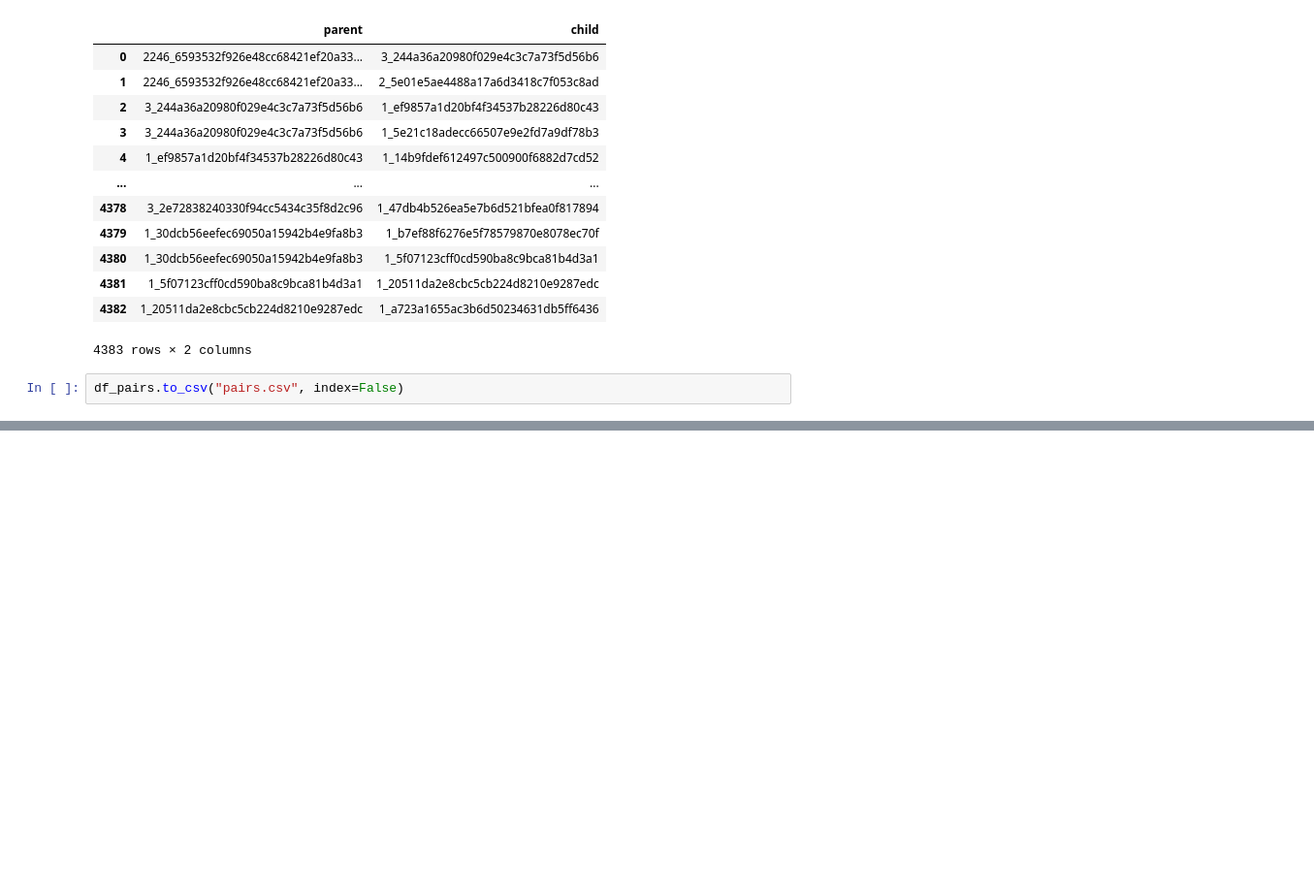
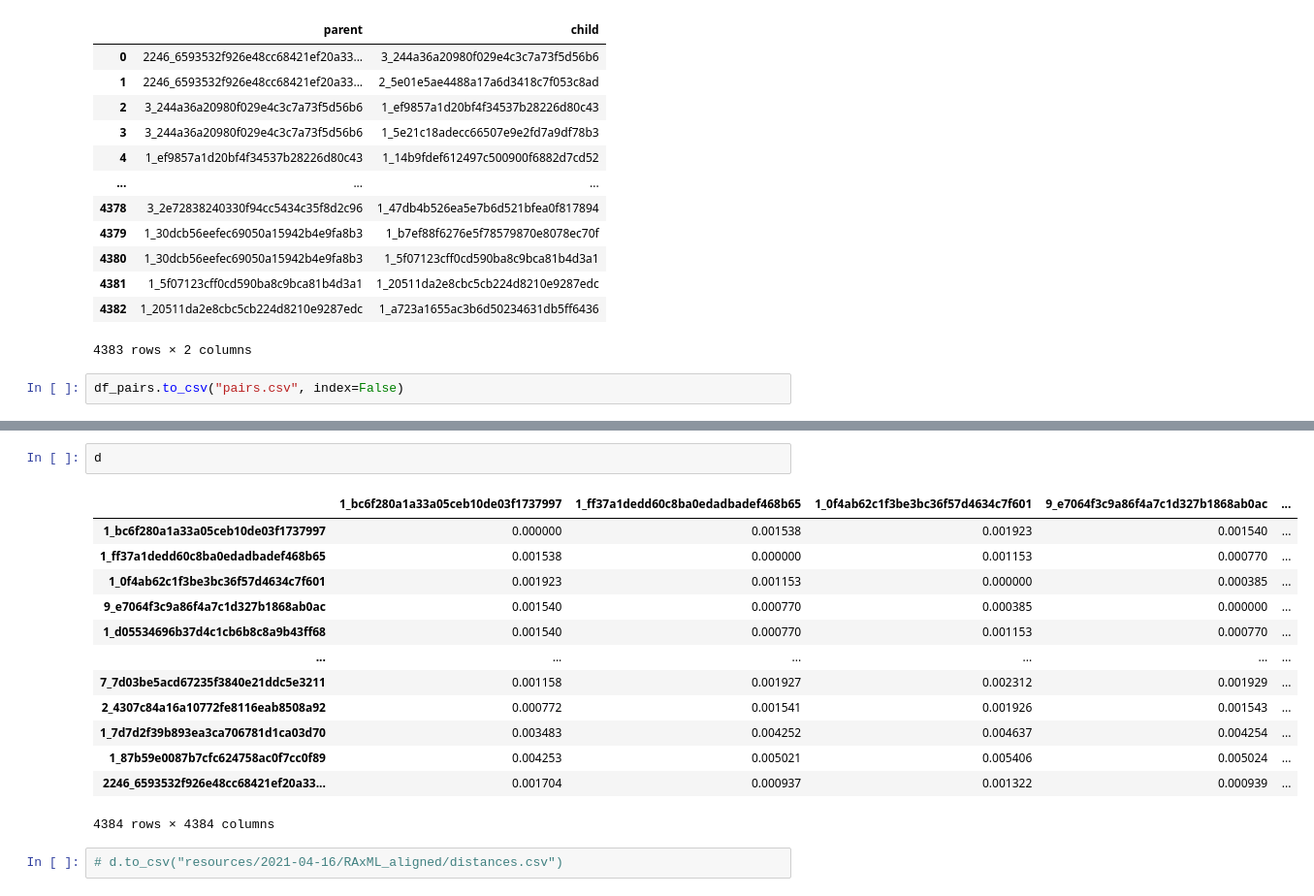
Before and after one commit to Covid-genetikai/datasets, a Jupyter notebook: ncbi/1-binary-tree-to-pairs.ipynb, the cells around one changed output, grey strips where cells are left out. Shown at 97% size. Saved outputs shown, nothing was run; the diff lists cells and outputs as text; blank space fills up the shorter version.

```diff
--- a/ncbi/1-binary-tree-to-pairs.ipynb
+++ b/ncbi/1-binary-tree-to-pairs.ipynb
@@ -82,0 +111,18 @@ df_pairs.to_csv("pairs.csv", index=False)
+# %%
+d
+# %% [output]
+|  | 1_bc6f280a1a33a05ceb10de03f1737997 | 1_ff37a1dedd60c8ba0edadbadef468b65 | 1_0f4ab62c1f3be3bc36f57d4634c7f601 | 9_e7064f3c9a86f4a7c1d327b1868ab0ac | ... |
+| 1_bc6f280a1a33a05ceb10de03f1737997 | 0.000000 | 0.001538 | 0.001923 | 0.001540 | ... |
+| 1_ff37a1dedd60c8ba0edadbadef468b65 | 0.001538 | 0.000000 | 0.001153 | 0.000770 | ... |
+| 1_0f4ab62c1f3be3bc36f57d4634c7f601 | 0.001923 | 0.001153 | 0.000000 | 0.000385 | ... |
+| 9_e7064f3c9a86f4a7c1d327b1868ab0ac | 0.001540 | 0.000770 | 0.000385 | 0.000000 | ... |
+| 1_d05534696b37d4c1cb6b8c8a9b43ff68 | 0.001540 | 0.000770 | 0.001153 | 0.000770 | ... |
+| ... | ... | ... | ... | ... | ... |
+| 7_7d03be5acd67235f3840e21ddc5e3211 | 0.001158 | 0.001927 | 0.002312 | 0.001929 | ... |
+| 2_4307c84a16a10772fe8116eab8508a92 | 0.000772 | 0.001541 | 0.001926 | 0.001543 | ... |
+| 1_7d7d2f39b893ea3ca706781d1ca03d70 | 0.003483 | 0.004252 | 0.004637 | 0.004254 | ... |
+| 1_87b59e0087b7cfc624758ac0f7cc0f89 | 0.004253 | 0.005021 | 0.005406 | 0.005024 | ... |
+| 2246_6593532f926e48cc68421ef20a33... | 0.001704 | 0.000937 | 0.001322 | 0.000939 | ... |
+4384 rows × 4384 columns
+# %%
+# d.to_csv("resources/2021-04-16/RAxML_aligned/distances.csv")
```
Also changed, not shown: parts of 6 cells of this notebook, 14 other files.
